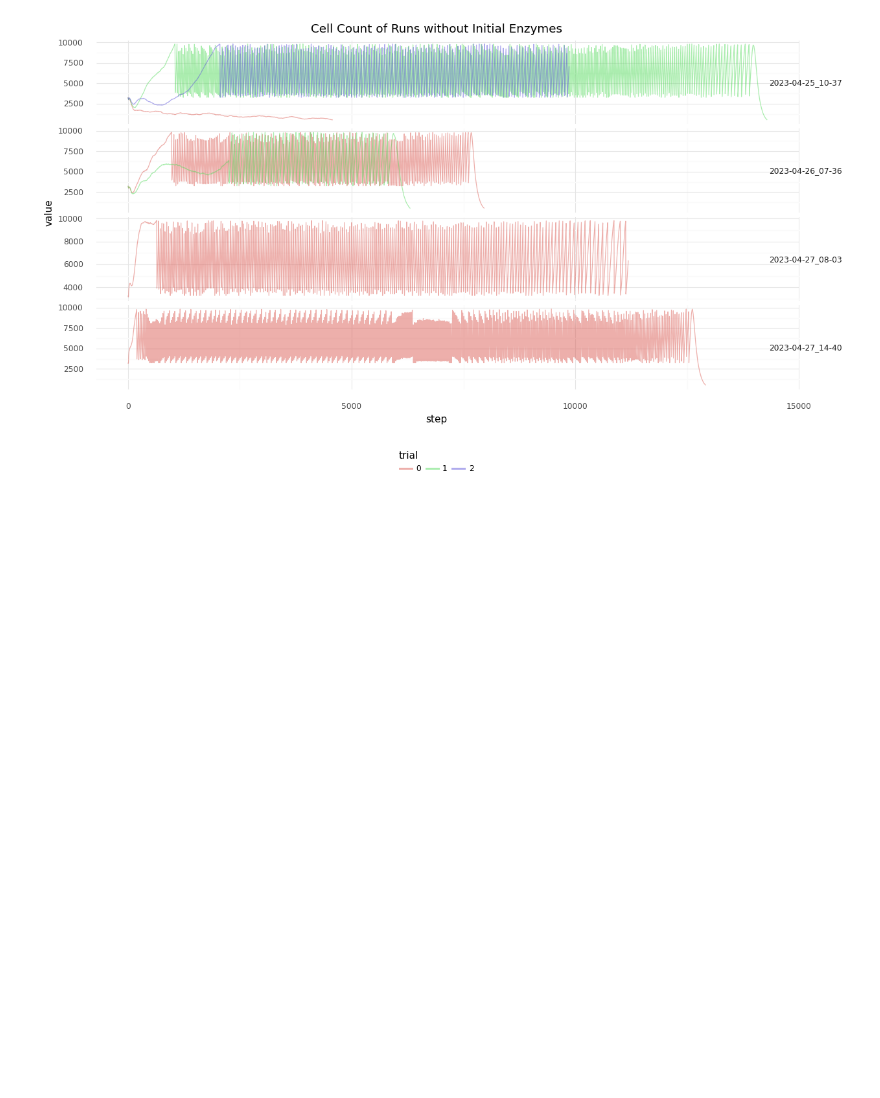
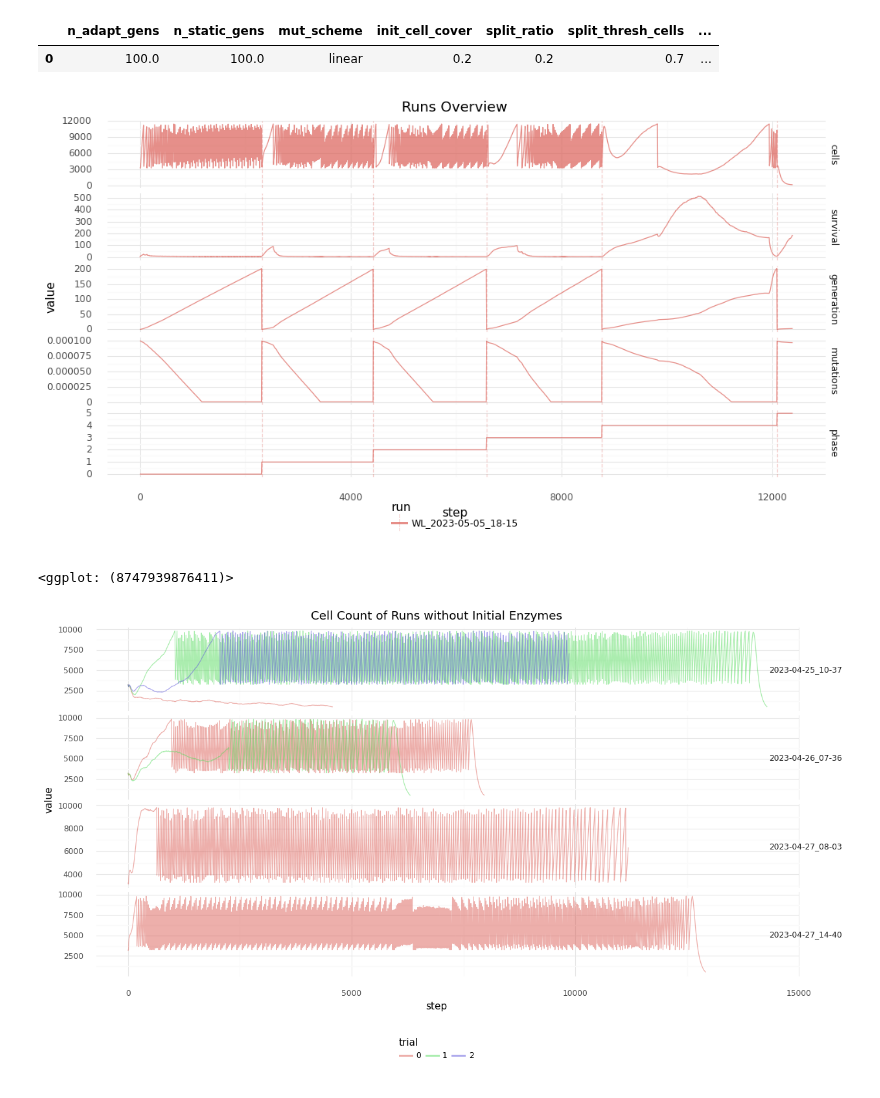
Before and after one commit to mRcSchwering/luca, a Jupyter notebook: e1_co2_fixing/failed_runs.ipynb, the cells around one changed output. Saved outputs shown, nothing was run; the diff lists cells and outputs as text; code cells hidden in the pictures; blank space fills up the shorter version.

```diff
--- a/e1_co2_fixing/failed_runs.ipynb
+++ b/e1_co2_fixing/failed_runs.ipynb
@@ -27,12 +22,0 @@ print(len(list(RUN_DIR_ROOT.glob("*/hparams.json"))), "runs and trials found")
-# %%
-records = []
-for hparams_file in RUN_DIR_ROOT.glob("*/hparams.json"):
-    run_dir = hparams_file.parent
-    with open(hparams_file) as fh:
-        hparams = json.load(fh)
-    name = run_dir.name
-    run = "_".join(name.split("_")[:-1])
-    trial = name.split("_")[-1]
-    records.append({**hparams, "run": run, "trial": trial, "name": name})
-
-hparams_df = pd.DataFrame.from_records(records)
@@ -69,3 +88,39 @@ scalars_df = pd.DataFrame.from_records(records)
+# %%
+run_glob = "WL_2023-05-05_18-15_*"
+scalars = [
+    ("Cells/total", "cells"),
+    ("Cells/Generation", "generation"),
+    ("Cells/Survival", "survival"),
+    ("Other/Split", "split"),
+    ("Other/Phase", "phase"),
+    ("Other/MutationRate", "mutations"),
+    ("Other/Score", "score"),
+]
+
+scalars_df = load_scalars(run_glob, scalars)
+phases_df = find_diffs(scalars_df.loc[scalars_df["scalar"] == "phase"])
+splits_df = find_diffs(scalars_df.loc[scalars_df["scalar"] == "split"])
+hparams_df = load_hparams(run_glob)
+hparams_df
+# %% [output]
+|  | n_adapt_gens | n_static_gens | mut_scheme | init_cell_cover | split_ratio | split_thresh_cells | ... |
+| 0 | 100.0 | 100.0 | linear | 0.2 | 0.2 | 0.7 | ... |
+# %%
+scalars = ["cells", "survival", "generation", "mutations", "phase"]
+df = scalars_df[scalars_df["scalar"].isin(scalars)].copy()
+df["scalar"] = pd.Categorical(df["scalar"], categories=scalars, ordered=True)
+df = df.merge(hparams_df[["run", "trial", "name"]], on="name")
+df1 = phases_df.merge(hparams_df[["run", "trial", "name"]], on="name")
+
+(ggplot(df)
+    + geom_vline(aes(xintercept="step", color="run"), alpha=0.3, linetype="dashed", data=df1)
+    + geom_line(aes(y="value", x="step", group="name", color="run"), alpha=0.7)
+    + facet_grid("scalar ~ .", scales="free")
+    + theme(figure_size=(12, 6), legend_position="bottom")
+    + ggtitle("Runs Overview"))
+# %% [output]
+[figure, added]
+<ggplot: (8747939876411)>
 # %%
 df = pd.merge(scalars_df[scalars_df["scalar"] == "cells"], hparams_df, on="name")
 df = df[df["init_enzymes"] == False]
```
Also changed, not shown: parts of 4 cells of this notebook, 5 other files.
